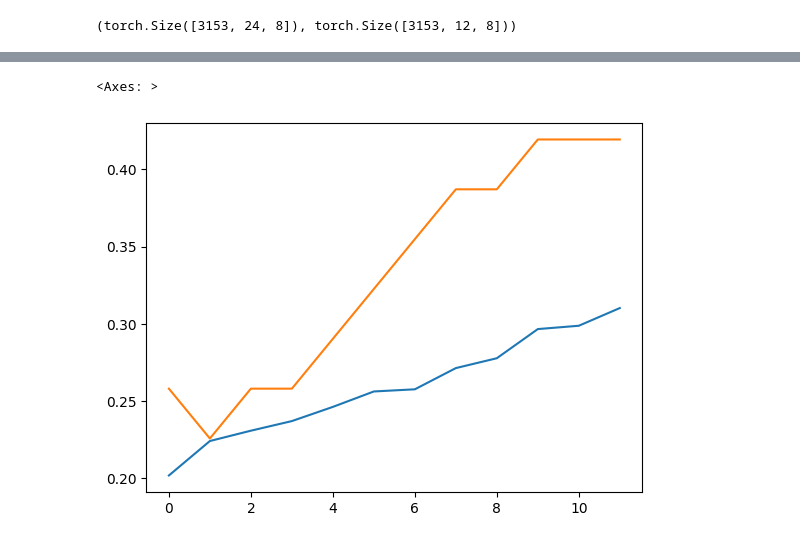
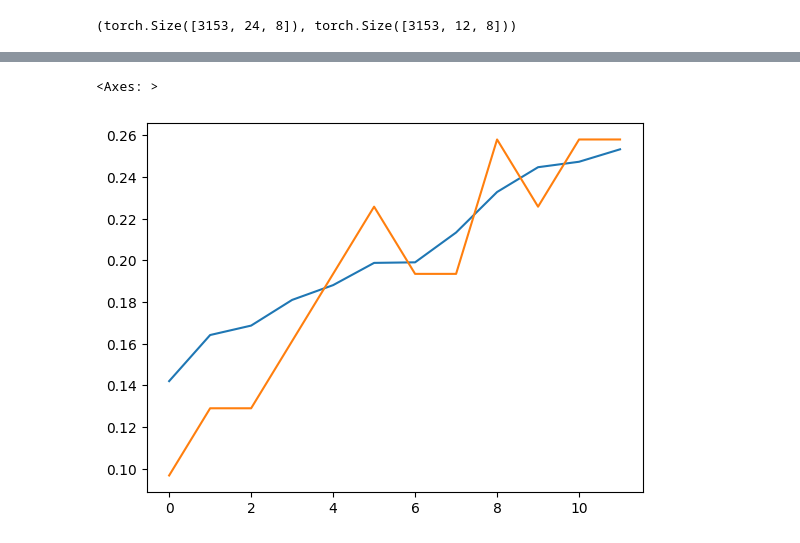
Before and after one commit to sangse/Stock-AI, a Jupyter notebook: 신규상장종목_패턴_Classification_모델_(with_CNN,_Kmeans).ipynb, the cells around one changed output, grey strips where cells are left out. Saved outputs shown, nothing was run; the diff lists cells and outputs as text; code cells hidden in the pictures.

```diff
--- a/신규상장종목_패턴_Classification_모델_(with_CNN,_Kmeans).ipynb
+++ b/신규상장종목_패턴_Classification_모델_(with_CNN,_Kmeans).ipynb
@@ -620,9 +620,9 @@ with torch.no_grad():
         test_loss_list.append(test_loss)
 # %%
 # 예측 확인.
-idx = 55
+idx = 53
 sns.lineplot(d1[0][idx])
 sns.lineplot(d2[0][idx])
 # %% [output]
 <Axes: >
-[figure, old version]
+[figure, new version]
```
